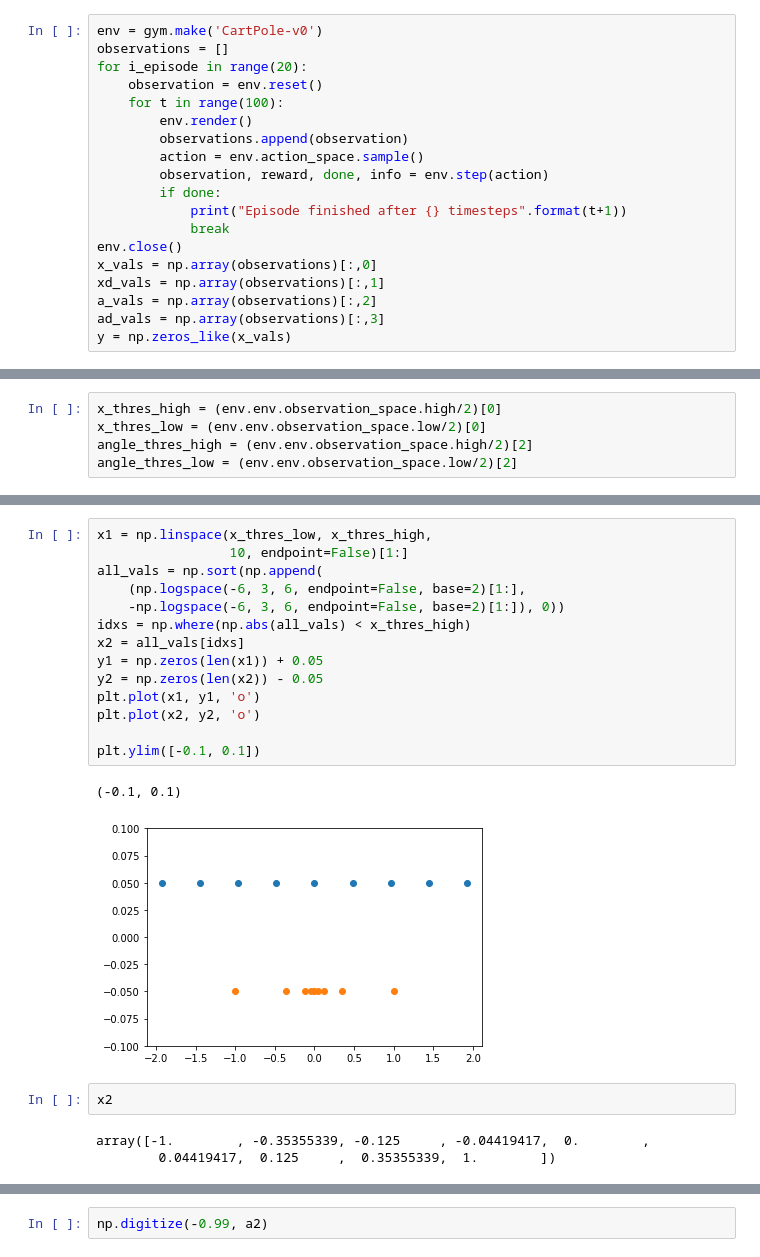
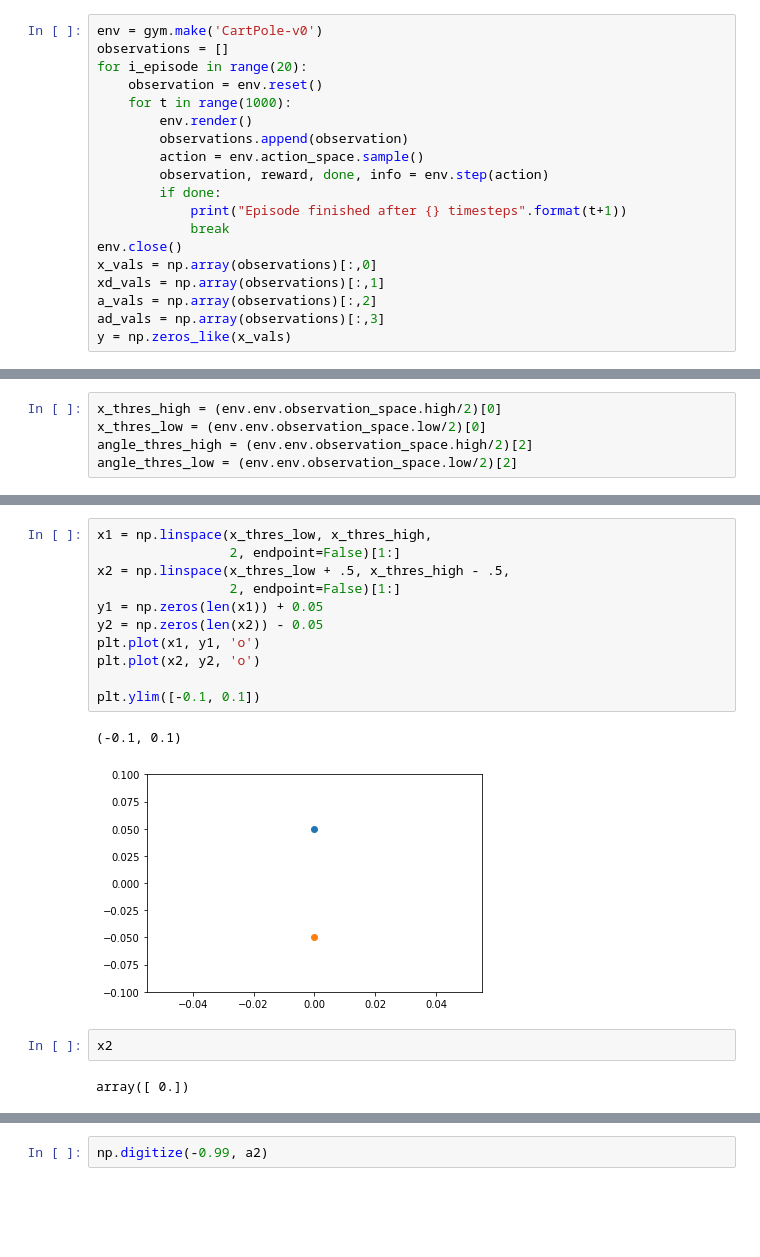
Before and after one commit to mimoralea/applied-reinforcement-learning, a Jupyter notebook: notebooks/05_state_discretization.ipynb, the cells around one changed output, grey strips where cells are left out. Cells and saved outputs as stored; diff of their text form; blank space fills up the shorter version.

```diff
--- a/notebooks/05_state_discretization.ipynb
+++ b/notebooks/05_state_discretization.ipynb
@@ -77,7 +55,7 @@ env = gym.make('CartPole-v0')
 observations = []
 for i_episode in range(20):
     observation = env.reset()
-    for t in range(100):
+    for t in range(1000):
         env.render()
         observations.append(observation)
         action = env.action_space.sample()
@@ -147,25 +125,21 @@ plt.ylim([-0.2, 0.2])
 # %%
 x1 = np.linspace(x_thres_low, x_thres_high,
-                 10, endpoint=False)[1:]
-all_vals = np.sort(np.append(
-    (np.logspace(-6, 3, 6, endpoint=False, base=2)[1:],
-    -np.logspace(-6, 3, 6, endpoint=False, base=2)[1:]), 0))
-idxs = np.where(np.abs(all_vals) < x_thres_high)
-x2 = all_vals[idxs]
+                 2, endpoint=False)[1:]
+x2 = np.linspace(x_thres_low + .5, x_thres_high - .5,
+                 2, endpoint=False)[1:]
 y1 = np.zeros(len(x1)) + 0.05
 y2 = np.zeros(len(x2)) - 0.05
 plt.plot(x1, y1, 'o')
 plt.plot(x2, y2, 'o')
 
 plt.ylim([-0.1, 0.1])
 # %% [output]
 (-0.1, 0.1)
-[figure, old version]
+[figure, new version]
 # %%
 x2
 # %% [output]
-array([-1.        , -0.35355339, -0.125     , -0.04419417,  0.        ,
-        0.04419417,  0.125     ,  0.35355339,  1.        ])
+array([ 0.])
 # %%
 len(x2)
 # %% [output]
```
Also changed, not shown: parts of 45 cells of this notebook.
